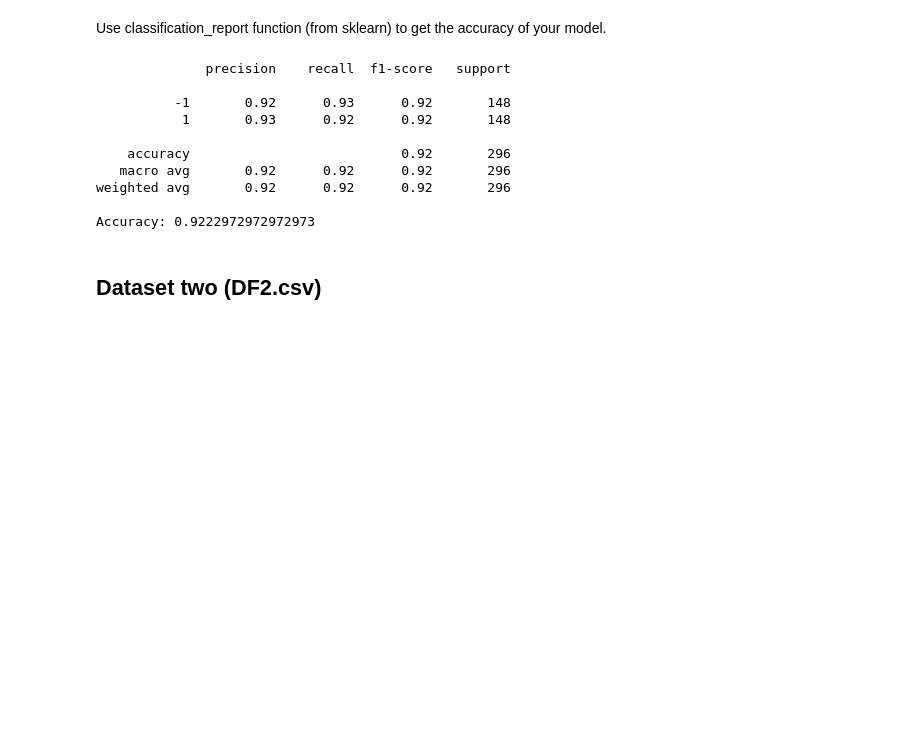
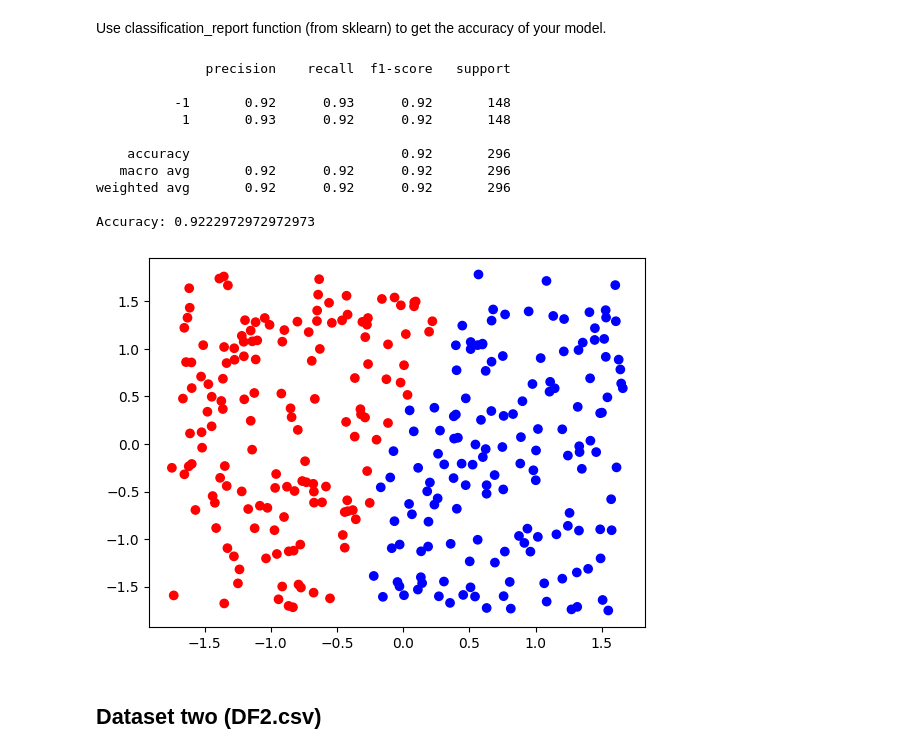
Before and after one commit to mohammadKazzazi/IML_CHW_3, a Jupyter notebook: SVM.ipynb, the cells around one changed output. Drawn from its saved outputs; the diff is of its cells as text; code cells hidden in the pictures; blank space fills up the shorter version.

```diff
--- a/SVM.ipynb
+++ b/SVM.ipynb
@@ -329,24 +327,24 @@ Predicted class labels: [-1. -1.  1.  1.  1. -1.  1. -1.  1.  1.  1. -1.  1. -1.
 # %% [markdown]
 Use classification_report function (from sklearn) to get the accuracy of your model.
 # %%
-from sklearn.metrics import classification_report, accuracy_score
-
 report = classification_report(y_test, y_pred)
 print(report)
 
 accuracy = accuracy_score(y_test, y_pred)
 print("Accuracy:", accuracy)
+visualize_data(X_test_np, y_pred)
 # %% [output]
               precision    recall  f1-score   support
 
           -1       0.92      0.93      0.92       148
            1       0.93      0.92      0.92       148
 
     accuracy                           0.92       296
    macro avg       0.92      0.92      0.92       296
 weighted avg       0.92      0.92      0.92       296
 
 Accuracy: 0.9222972972972973
+[figure, added]
 # %% [markdown]
 ## Dataset two (DF2.csv)
 # %% [markdown]
```
Also changed, not shown: parts of 8 cells of this notebook, 1 other file.
